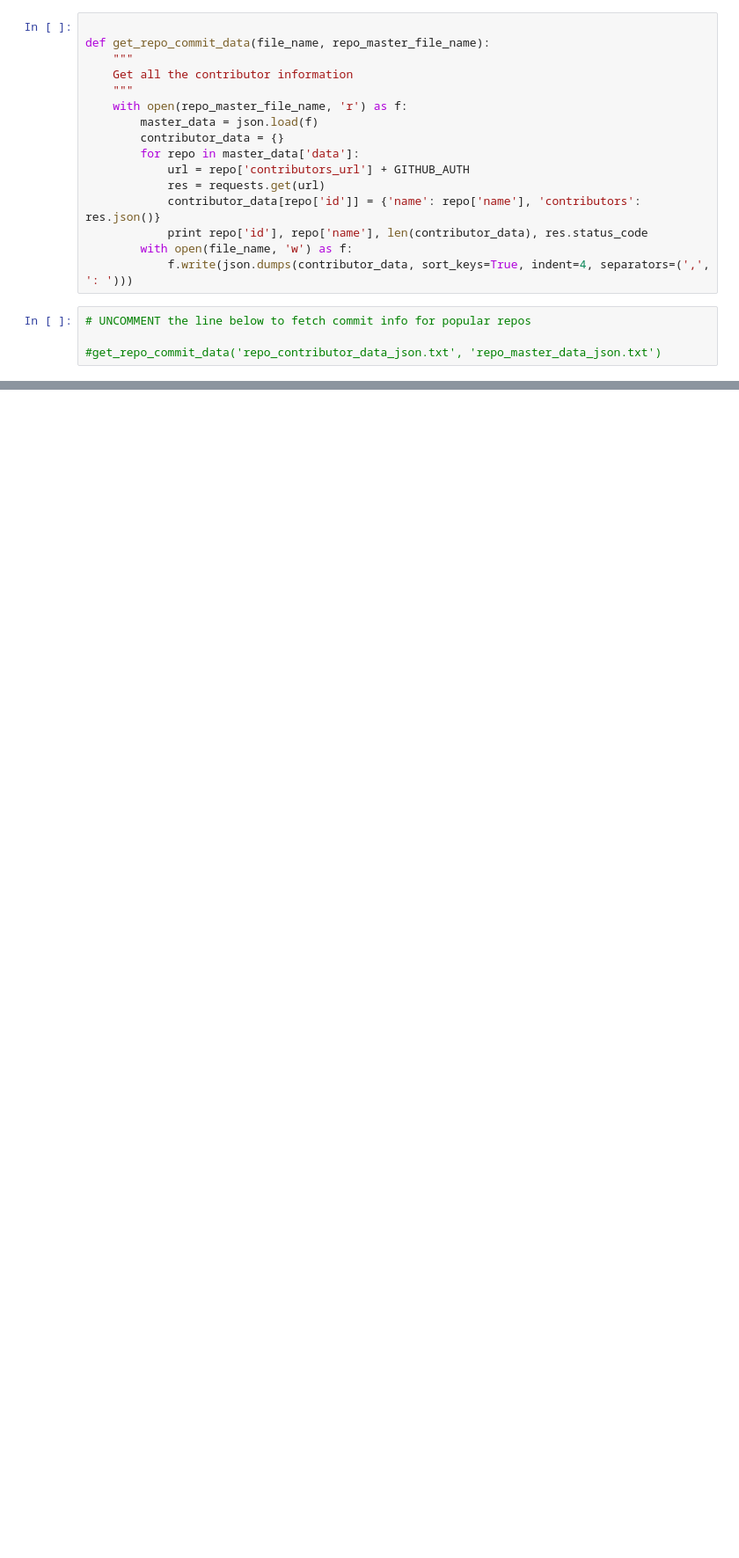
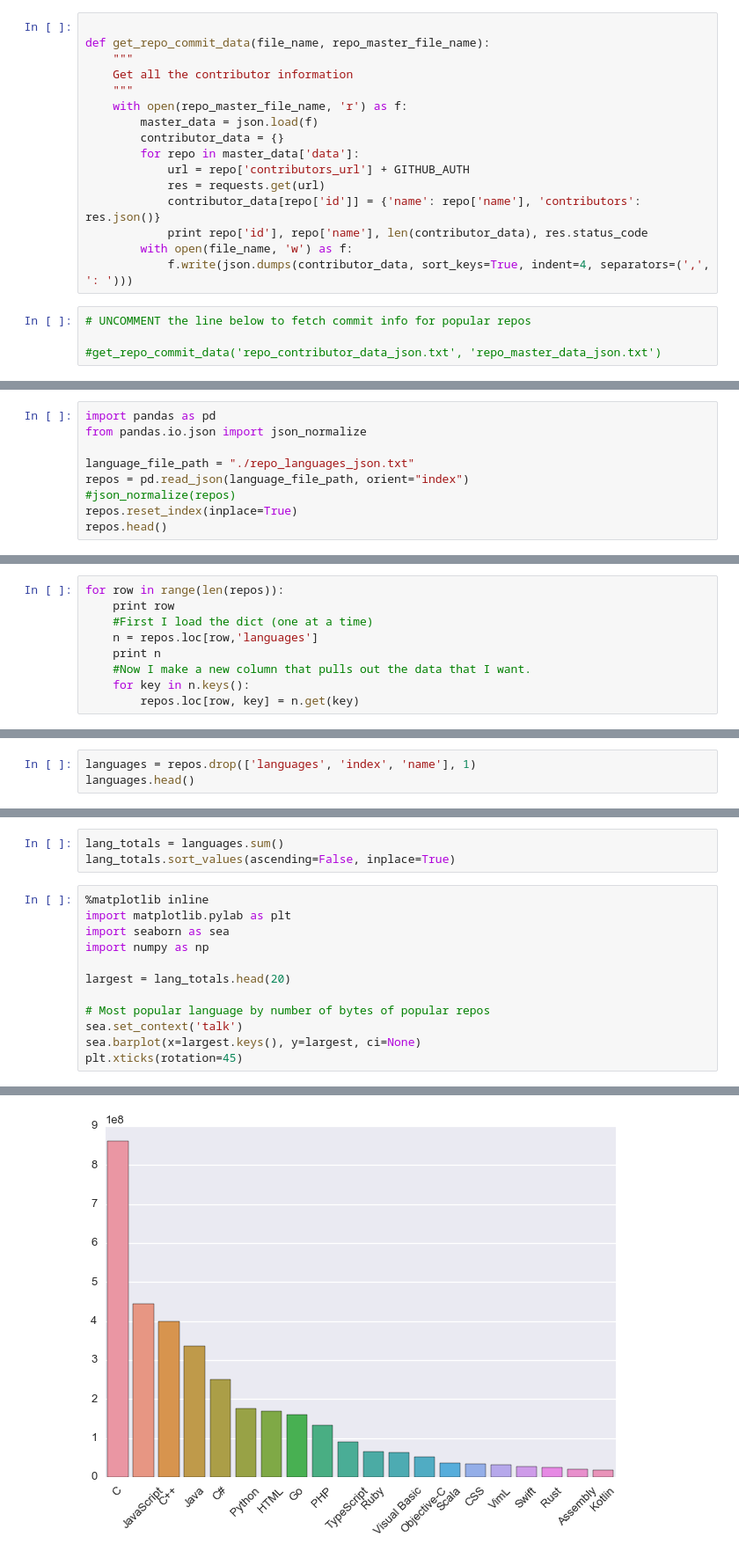
Before and after one commit to him229/star-wars, a Jupyter notebook: star-wars.ipynb, the cells around one changed output, grey strips where cells are left out. Shown: that part at 88% size. Cells and saved outputs as stored; diff of their text form; blank space fills up the shorter version.

Commit message:
language graphs

```diff
--- a/star-wars.ipynb
+++ b/star-wars.ipynb
@@ -111,0 +155,9 @@ def get_repo_commit_data(file_name, repo_master_file_name):
+# %%
+import pandas as pd
+from pandas.io.json import json_normalize
+
+language_file_path = "./repo_languages_json.txt"
+repos = pd.read_json(language_file_path, orient="index")
+#json_normalize(repos)
+repos.reset_index(inplace=True)
+repos.head()
@@ -111,0 +171,9 @@ def get_repo_commit_data(file_name, repo_master_file_name):
+# %%
+for row in range(len(repos)):
+    print row
+    #First I load the dict (one at a time)
+    n = repos.loc[row,'languages']
+    print n
+    #Now I make a new column that pulls out the data that I want.
+    for key in n.keys():
+        repos.loc[row, key] = n.get(key)
@@ -111,0 +198,3 @@ def get_repo_commit_data(file_name, repo_master_file_name):
+# %%
+languages = repos.drop(['languages', 'index', 'name'], 1)
+languages.head()
@@ -111,0 +209,16 @@ def get_repo_commit_data(file_name, repo_master_file_name):
+# %%
+lang_totals = languages.sum()
+lang_totals.sort_values(ascending=False, inplace=True)
+# %%
+%matplotlib inline
+import matplotlib.pylab as plt
+import seaborn as sea
+import numpy as np
+
+largest = lang_totals.head(20)
+
+# Most popular language by number of bytes of popular repos
+sea.set_context('talk')
+sea.barplot(x=largest.keys(), y=largest, ci=None)
+plt.xticks(rotation=45)
+# %% [output]
@@ -111,0 +227 @@ def get_repo_commit_data(file_name, repo_master_file_name):
+[figure, added]
```
Also changed, not shown: parts of 9 cells of this notebook.
